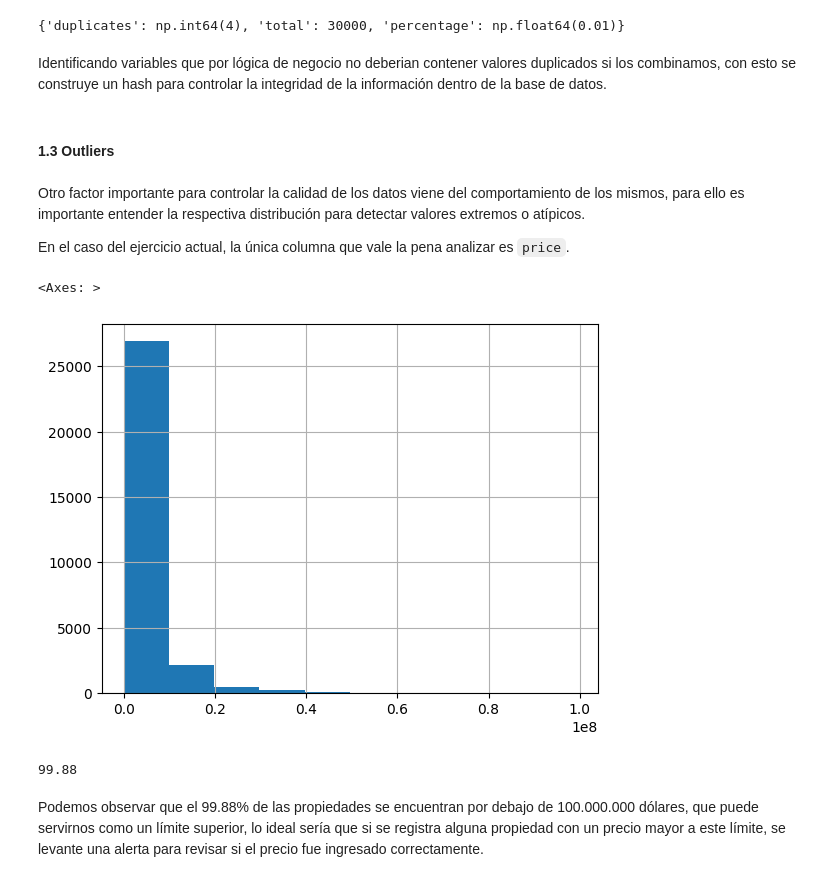
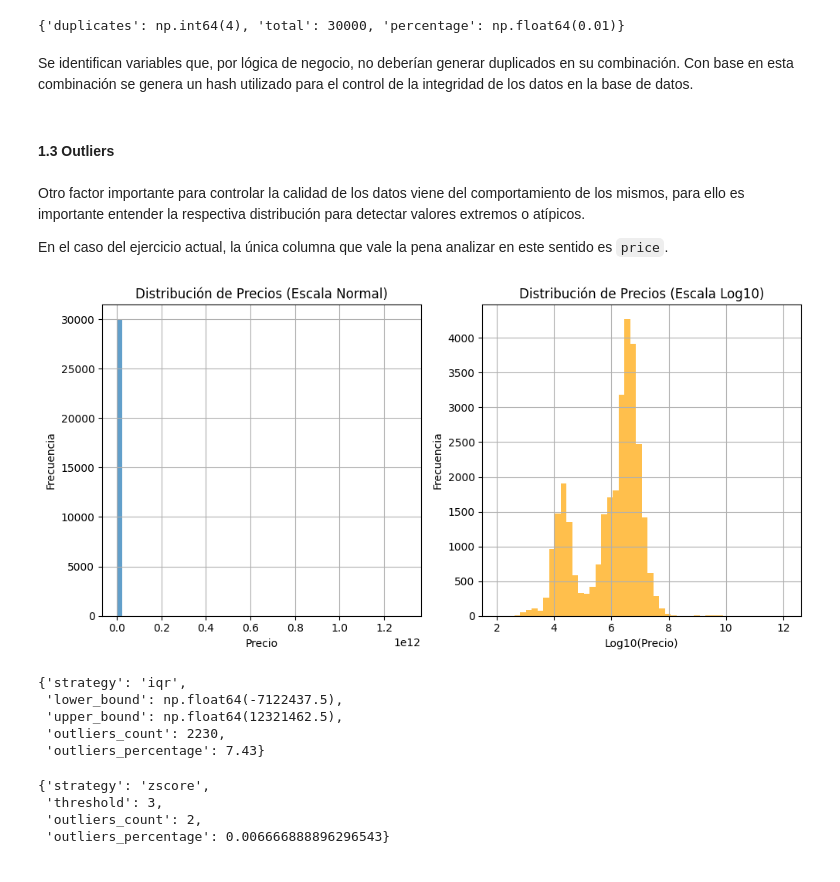
Before and after one commit to JuanFeDS/Data_Engineer_Habi, a Jupyter notebook: exploration/eda.ipynb, the cells around one changed output. Saved outputs shown, nothing was run; the diff lists cells and outputs as text; code cells hidden in the pictures.

Commit message:
nbk 🔬: Outlier analysis

```diff
--- a/exploration/eda.ipynb
+++ b/exploration/eda.ipynb
@@ -156,21 +156,80 @@ df_feed['hash_id'] = df_feed[columns_to_hash].apply(lambda x: hash(tuple(x)), ax
 # %%
 df_feed.drop_duplicates(subset=['hash_id'], keep='first', inplace=True)
 # %% [markdown]
-Identificando variables que por lógica de negocio no deberian contener valores duplicados si los combinamos, con esto se construye un hash para controlar la integridad de la información dentro de la base de datos.
+Se identifican variables que, por lógica de negocio, no deberían generar duplicados en su combinación. Con base en esta combinación se genera un hash utilizado para el control de la integridad de los datos en la base de datos.
 # %% [markdown]
 #### **1.3 Outliers**
 # %% [markdown]
 Otro factor importante para controlar la calidad de los datos viene del comportamiento de los mismos, para ello es importante entender la respectiva distribución para detectar valores extremos o atípicos.
 
-En el caso del ejercicio actual, la única columna que vale la pena analizar es `price`.
+En el caso del ejercicio actual, la única columna que vale la pena analizar en este sentido es `price`.
 # %%
-df_feed.query("price < 100_000_000")["price"].hist()
+# Visualización de la distribución completa
+plt.figure(figsize=(15, 5))
+
+# Histograma con escala logarítmica
+plt.subplot(1, 3, 1)
+df_feed['price'].hist(bins=50, alpha=0.7)
+plt.title('Distribución de Precios (Escala Normal)')
+plt.xlabel('Precio')
+plt.ylabel('Frecuencia')
+
+# Histograma con escala logarítmica
+plt.subplot(1, 3, 2)
+np.log10(df_feed['price']).hist(bins=50, alpha=0.7, color='orange')
+plt.title('Distribución de Precios (Escala Log10)')
+plt.xlabel('Log10(Precio)')
+plt.ylabel('Frecuencia')
+
+# Boxplot
+plt.tight_layout()
+plt.show()
 # %% [output]
-<Axes: >
-[figure, old version]
+[figure, new version]
 # %%
-round(len(df_feed.query("price < 100_000_000"))/len(df_feed) * 100, 2)
+# Detección de outliers usando diferentes métodos
+def detect_outliers_iqr(df, column):
+    """Detecta outliers usando el método del rango intercuartílico"""
+    Q1 = df[column].quantile(0.25)
+    Q3 = df[column].quantile(0.75)
+    IQR = Q3 - Q1
+    lower_bound = Q1 - 1.5 * IQR
+    upper_bound = Q3 + 1.5 * IQR
+
+    outliers = df[(df[column] < lower_bound) | (df[column] > upper_bound)]
+
+    resume = {
+        'strategy': 'iqr',
+        'lower_bound': lower_bound,
+        'upper_bound': upper_bound,
+        'outliers_count': len(outliers),
+        'outliers_percentage': round(len(outliers) / len(df) * 100, 2)
+    }
+    return resume
+
+def detect_outliers_zscore(df, column, threshold=3):
+    """Detecta outliers usando el método Z-score"""
+    z_scores = np.abs((df[column] - df[column].mean()) / df[column].std())
+    outliers = df[z_scores > threshold]
+    resume = {
+        'strategy': 'zscore',
+        'threshold': threshold,
+        'outliers_count': len(outliers),
+        'outliers_percentage': round(len(outliers) / len(df) * 100, 2)
+    }
+    return resume
-# %% [output]
-99.88
-# %% [markdown]
-Podemos observar que el 99.88% de las propiedades se encuentran por debajo de 100.000.000 dólares, que puede servirnos como un límite superior, lo ideal sería que si se registra alguna propiedad con un precio mayor a este límite, se levante una alerta para revisar si el precio fue ingresado correctamente.
+# %%
+detect_outliers_iqr(df_feed, 'price')
+# %% [output]
+{'strategy': 'iqr',
+ 'lower_bound': np.float64(-7122437.5),
+ 'upper_bound': np.float64(12321462.5),
+ 'outliers_count': 2230,
+ 'outliers_percentage': 7.43}
+# %%
+detect_outliers_zscore(df_feed, 'price')
+# %% [output]
+{'strategy': 'zscore',
+ 'threshold': 3,
+ 'outliers_count': 2,
+ 'outliers_percentage': 0.006666888896296543}
```
Also changed, not shown: parts of 2 cells of this notebook.
